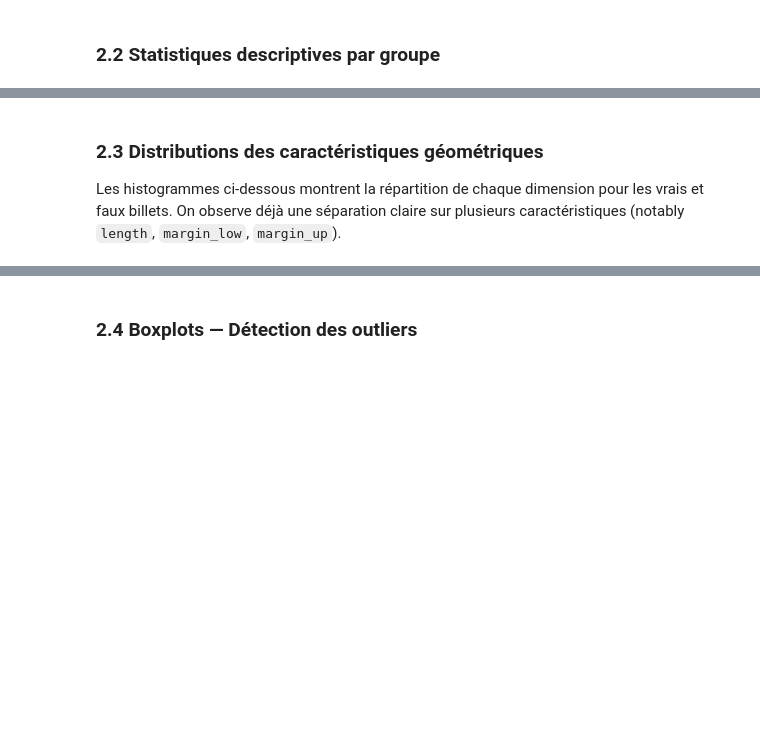
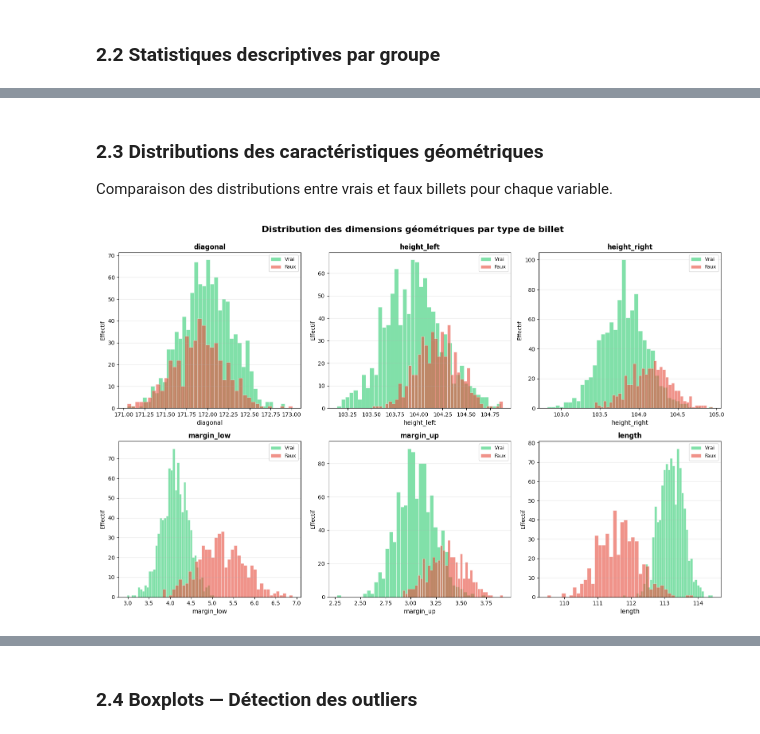
Before and after one commit to TheGoatLucien/Data_analyst, a Jupyter notebook: projets/projet 12/files/Notebook_P12_Detection_Faux_Billets.ipynb, the cells around one changed output, grey strips where cells are left out. Saved outputs shown, nothing was run; the diff lists cells and outputs as text; code cells hidden in the pictures; blank space fills up the shorter version.

```diff
--- a/projets/projet 12/files/Notebook_P12_Detection_Faux_Billets.ipynb
+++ b/projets/projet 12/files/Notebook_P12_Detection_Faux_Billets.ipynb
@@ -69,5 +115,0 @@ df.groupby('is_genuine')[features].describe().round(3)
-# %% [markdown]
-### 2.3 Distributions des caractéristiques géométriques
-
-Les histogrammes ci-dessous montrent la répartition de chaque dimension pour les vrais et faux billets.
-On observe déjà une séparation claire sur plusieurs caractéristiques (notably `length`, `margin_low`, `margin_up`).
@@ -76,0 +116,34 @@ On observe déjà une séparation claire sur plusieurs caractéristiques (notabl
+# %% [markdown]
+### 2.3 Distributions des caractéristiques géométriques
+
+Comparaison des distributions entre vrais et faux billets pour chaque variable.
+# %%
+# Histogrammes des 6 caractéristiques par type de billet
+fig, axes = plt.subplots(2, 3, figsize=(16, 10))
+fig.suptitle('Distribution des dimensions géométriques par type de billet',
+             fontsize=16, fontweight='bold', y=0.995)
+
+colors_true = '#2ecc71'
+colors_false = '#e74c3c'
+
+for i, feat in enumerate(features):
+    ax = axes[i // 3][i % 3]
+
+    # Histogrammes superposés
+    ax.hist(df.loc[df['is_genuine']==True, feat],
+            bins=40, alpha=0.6, color=colors_true, label='Vrai',
+            edgecolor='white', linewidth=0.5)
+    ax.hist(df.loc[df['is_genuine']==False, feat],
+            bins=40, alpha=0.6, color=colors_false, label='Faux',
+            edgecolor='white', linewidth=0.5)
+
+    ax.set_xlabel(feat, fontsize=11)
+    ax.set_ylabel('Effectif', fontsize=10)
+    ax.legend(fontsize=9)
+    ax.grid(axis='y', alpha=0.3)
+    ax.set_title(feat, fontsize=12, fontweight='bold')
+
+plt.tight_layout()
+plt.show()
+# %% [output]
+[figure, added]
```
Also changed, not shown: parts of 56 cells of this notebook, 3 other files.
